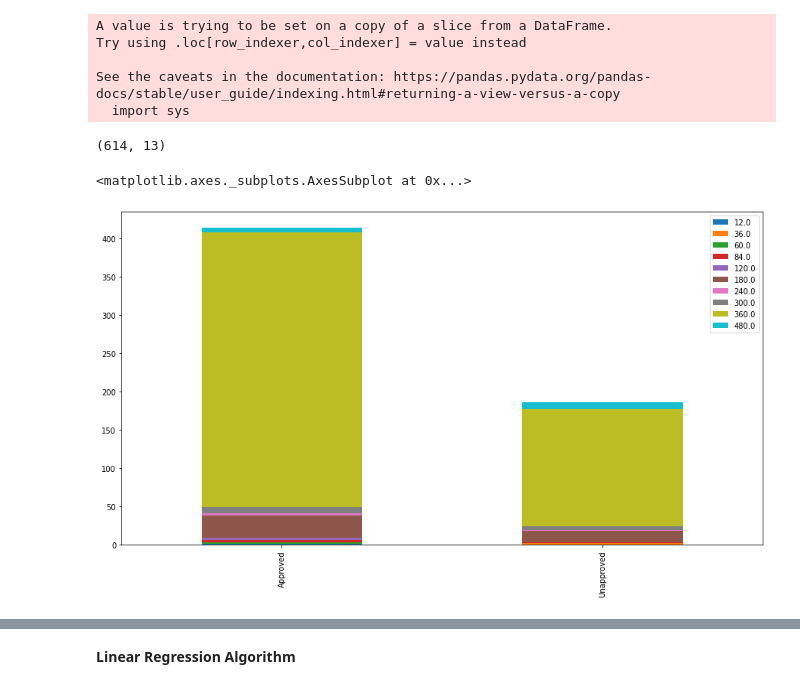
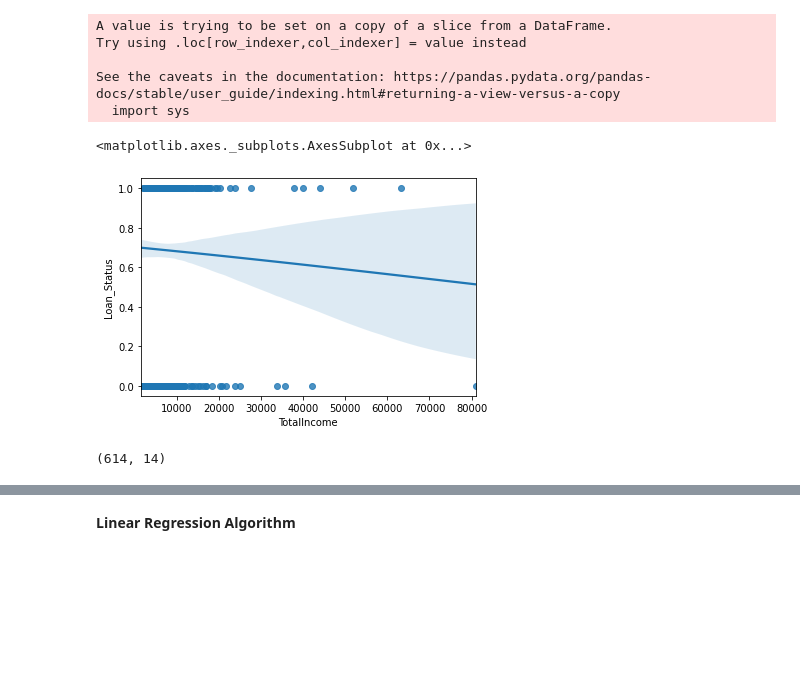
Before and after one commit to megha988/Loan-Prediction, a Jupyter notebook: Loan_Prediction.ipynb, the cells around one changed output, grey strips where cells are left out. Drawn from its saved outputs; the diff is of its cells as text; code cells hidden in the pictures; blank space fills up the shorter version.

```diff
--- a/Loan_Prediction.ipynb
+++ b/Loan_Prediction.ipynb
@@ -33,3 +42,11 @@ df.head()
+# %%
+def loanans(x):
+    if x=='Y':
+        return 1
+    if x=='N':
+        return 0
+# %%
+df['Loan_Status']=df['Loan_Status'].apply(loanans)
 # %%
 df.dtypes
 # %% [output]
@@ -409,16 +426,13 @@ x_train = train_modified[list(predictors_Logistic)].values
 y_train = train_modified["Loan_Status"].values
 
 x_test=test_modified[list(predictors_Logistic)].values
+# %%
+import seaborn as sns
+sns.regplot(x='TotalIncome',y='Loan_Status',data=fullData,logistic=True)
+# %% [output]
+<matplotlib.axes._subplots.AxesSubplot at 0x...>
+[figure, added]
 # %%
 df.shape
 # %% [output]
-(614, 13)
+(614, 14)
-# %%
-approved_term = df[df['Loan_Status']=='Y']['Loan_Amount_Term'].value_counts()
-unapproved_term = df[df['Loan_Status']=='N']['Loan_Amount_Term'].value_counts()
-df1 = pd.DataFrame([approved_term,unapproved_term])
-df1.index = ['Approved','Unapproved']
-df1.plot(kind='bar', stacked=True, figsize=(15,8))
-# %% [output]
-<matplotlib.axes._subplots.AxesSubplot at 0x...>
-[figure, removed]
```
Also changed, not shown: parts of 13 cells of this notebook.
